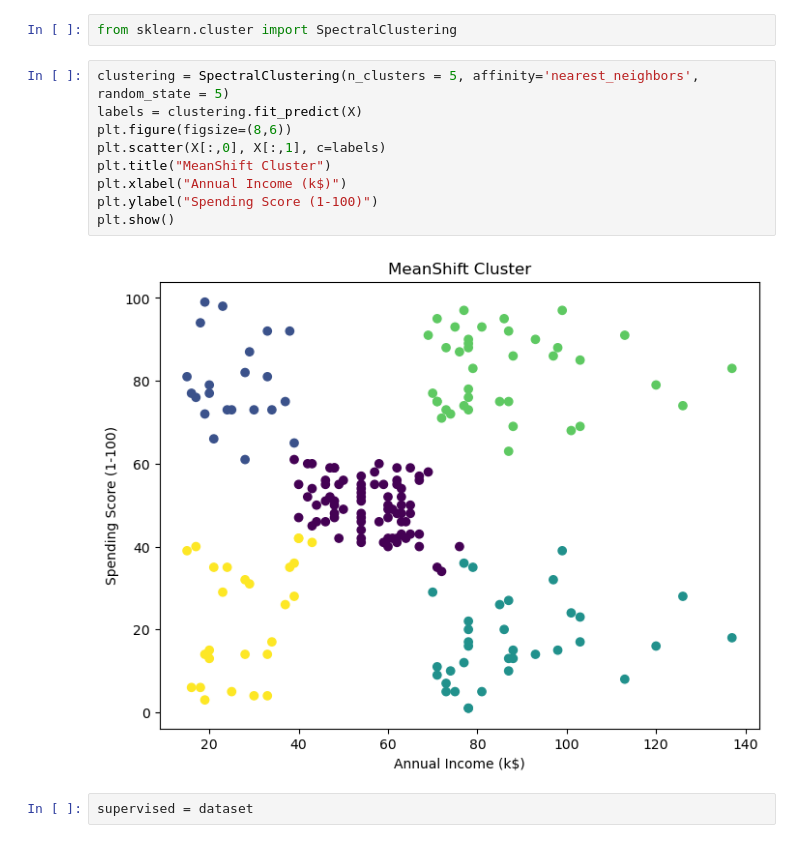
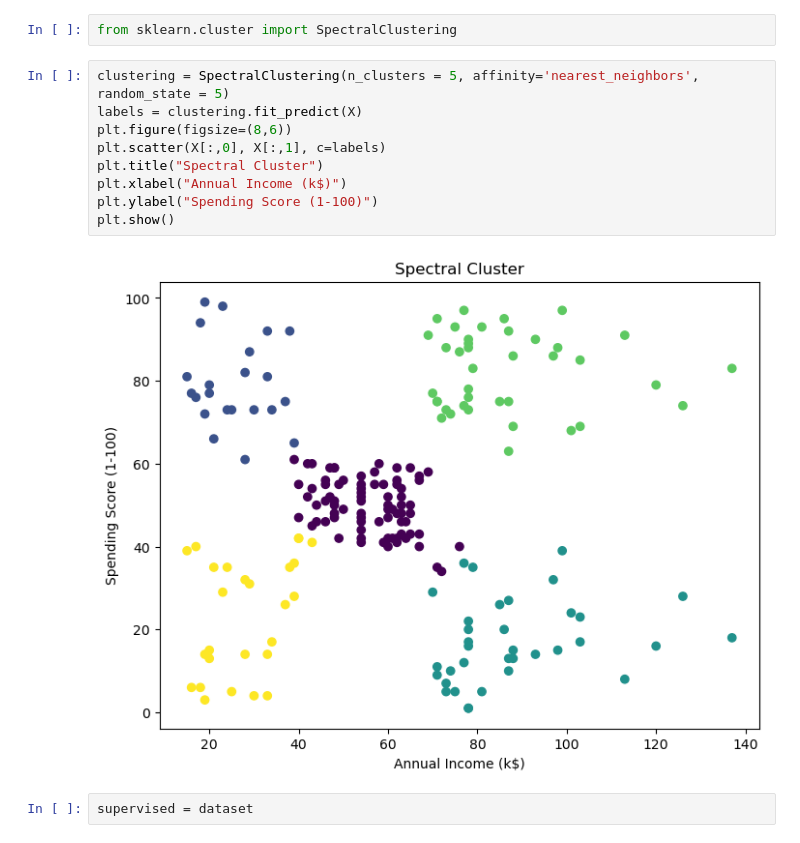
Before and after one commit to sasisathish202-hub/Machine-Learning-Clustering, a Jupyter notebook: SpectralClustering.ipynb, the cells around one changed output. Drawn from its saved outputs; the diff is of its cells as text.

```diff
--- a/SpectralClustering.ipynb
+++ b/SpectralClustering.ipynb
@@ -26,14 +26,14 @@ from sklearn.cluster import SpectralClustering
 # %%
 clustering = SpectralClustering(n_clusters = 5, affinity='nearest_neighbors', random_state = 5)
 labels = clustering.fit_predict(X)
 plt.figure(figsize=(8,6))
 plt.scatter(X[:,0], X[:,1], c=labels)
-plt.title("MeanShift Cluster")
+plt.title("Spectral Cluster")
 plt.xlabel("Annual Income (k$)")
 plt.ylabel("Spending Score (1-100)")
 plt.show()
 # %% [output]
-[figure, old version]
+[figure, new version]
 # %%
 supervised = dataset
 # %%
```
Also changed, not shown: 4 other files.
